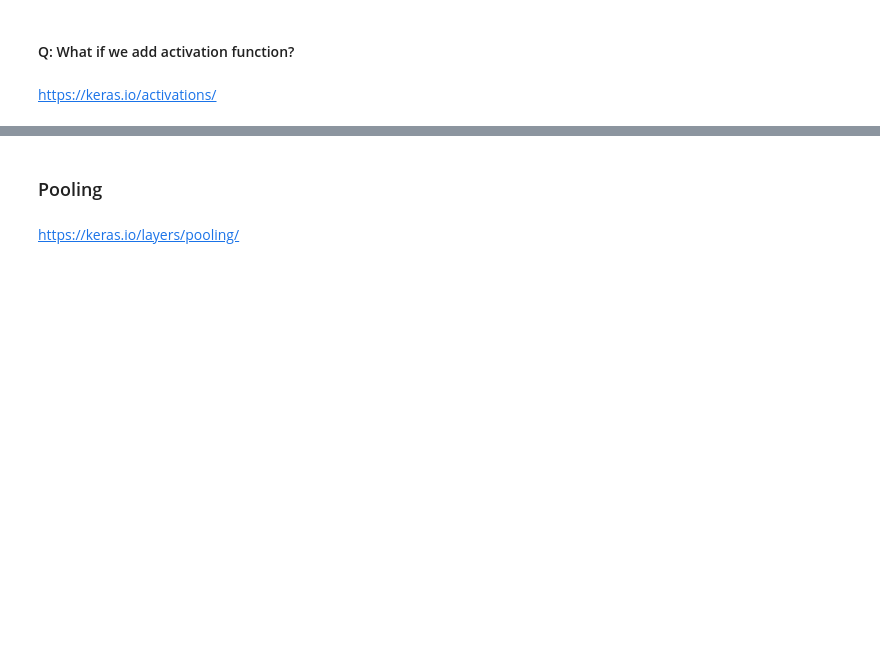
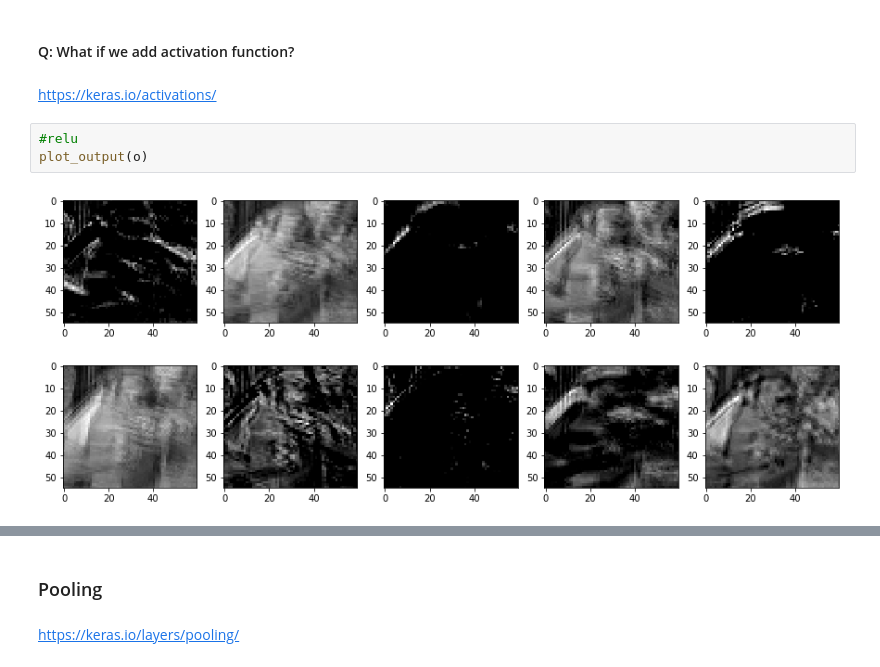
Before and after one commit to shahabeddin/GEC_Lab_Level2, a Jupyter notebook: GEC_Level2_Lab4.ipynb, the cells around one changed output, grey strips where cells are left out. Saved outputs shown, nothing was run; the diff lists cells and outputs as text; blank space fills up the shorter version.

```diff
--- a/GEC_Level2_Lab4.ipynb
+++ b/GEC_Level2_Lab4.ipynb
@@ -161,3 +237,8 @@ try (10,5), (32,3), (100,3) with both padding 'valid' and 'same'
 #### Q: What if we add activation function?
 # %% [markdown]
 https://keras.io/activations/
+# %%
+#relu
+plot_output(o)
+# %% [output]
+[figure, added]
```
Also changed, not shown: parts of 59 cells of this notebook.
